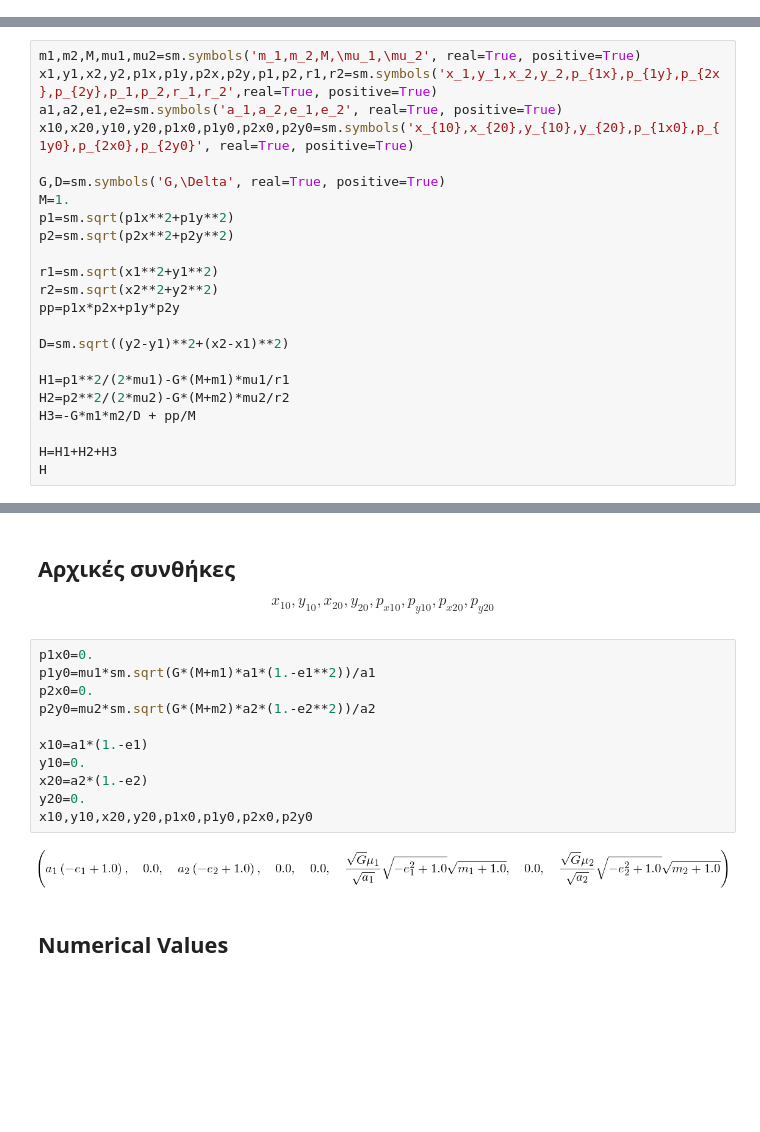
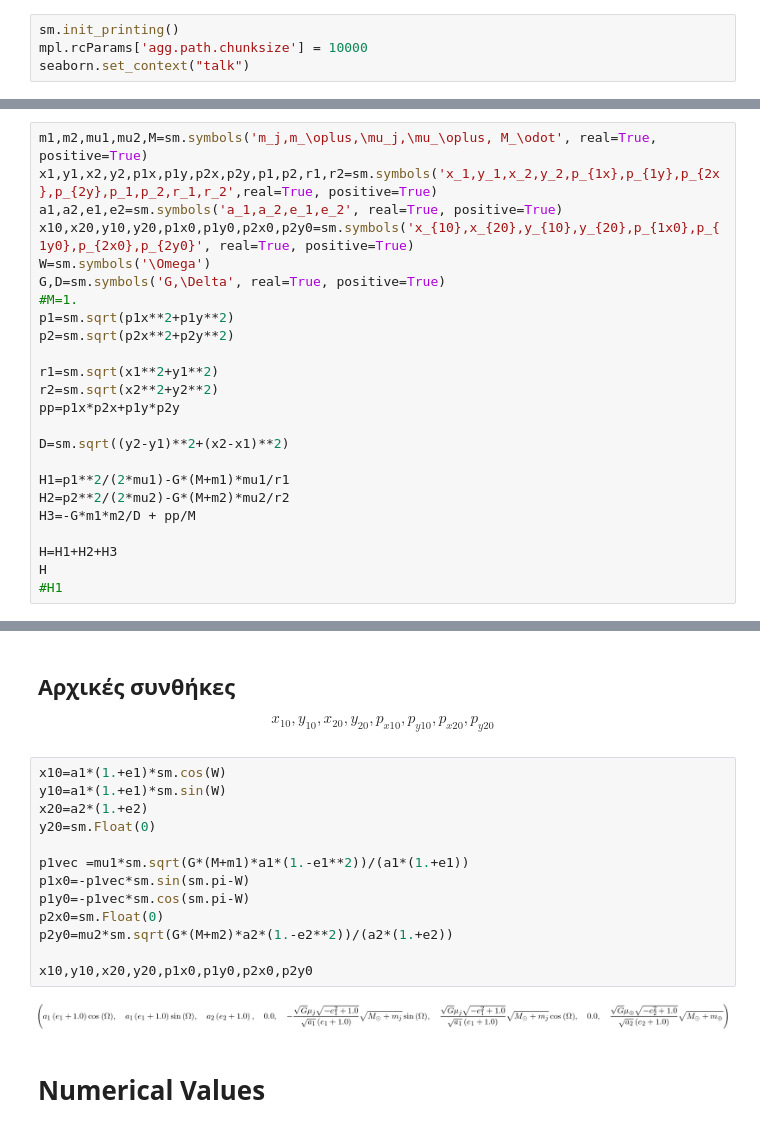
Before and after one commit to Mixpap/astro-notebooks, a Jupyter notebook: 3 Body.ipynb, the cells around one changed output, grey strips where cells are left out. Cells and saved outputs as stored; diff of their text form; blank space fills up the shorter version.

```diff
--- a/3 Body.ipynb
+++ b/3 Body.ipynb
@@ -11,0 +11,4 @@ sm.init_printing()
+# %%
+sm.init_printing()
+mpl.rcParams['agg.path.chunksize'] = 10000
+seaborn.set_context("talk")
@@ -12,13 +17,13 @@ sm.init_printing()
 # %% [markdown]
 ## Hamiltonian
 # %%
-m1,m2,M,mu1,mu2=sm.symbols('m_1,m_2,M,\mu_1,\mu_2', real=True, positive=True)
+m1,m2,mu1,mu2,M=sm.symbols('m_j,m_\oplus,\mu_j,\mu_\oplus, M_\odot', real=True, positive=True)
 x1,y1,x2,y2,p1x,p1y,p2x,p2y,p1,p2,r1,r2=sm.symbols('x_1,y_1,x_2,y_2,p_{1x},p_{1y},p_{2x},p_{2y},p_1,p_2,r_1,r_2',real=True, positive=True)
 a1,a2,e1,e2=sm.symbols('a_1,a_2,e_1,e_2', real=True, positive=True)
 x10,x20,y10,y20,p1x0,p1y0,p2x0,p2y0=sm.symbols('x_{10},x_{20},y_{10},y_{20},p_{1x0},p_{1y0},p_{2x0},p_{2y0}', real=True, positive=True)
-
+W=sm.symbols('\Omega')
 G,D=sm.symbols('G,\Delta', real=True, positive=True)
-M=1.
+#M=1.
 p1=sm.sqrt(p1x**2+p1y**2)
 p2=sm.sqrt(p2x**2+p2y**2)
 
@@ -34,4 +39,5 @@ H3=-G*m1*m2/D + pp/M
 
 H=H1+H2+H3
 H
+#H1
 # %% [output]
@@ -85,20 +104,22 @@ $$
 x_{10},y_{10},x_{20},y_{20},p_{x10},p_{y10},p_{x20},p_{y20}
 $$
 # %%
-p1x0=0.
-p1y0=mu1*sm.sqrt(G*(M+m1)*a1*(1.-e1**2))/a1
-p2x0=0.
-p2y0=mu2*sm.sqrt(G*(M+m2)*a2*(1.-e2**2))/a2
+x10=a1*(1.+e1)*sm.cos(W)
+y10=a1*(1.+e1)*sm.sin(W)
+x20=a2*(1.+e2)
+y20=sm.Float(0)
 
-x10=a1*(1.-e1)
-y10=0.
-x20=a2*(1.-e2)
-y20=0.
+p1vec =mu1*sm.sqrt(G*(M+m1)*a1*(1.-e1**2))/(a1*(1.+e1))
+p1x0=-p1vec*sm.sin(sm.pi-W)
+p1y0=-p1vec*sm.cos(sm.pi-W)
+p2x0=sm.Float(0)
+p2y0=mu2*sm.sqrt(G*(M+m2)*a2*(1.-e2**2))/(a2*(1.+e2))
+
 x10,y10,x20,y20,p1x0,p1y0,p2x0,p2y0
 # %% [output]
-[figure, old version]
+[figure, new version]
 # %% [markdown]
-## Numerical Values
+# Numerical Values
 # %%
 Y0=np.array([x10.subs(sub),
              x20.subs(sub),
```
Also changed, not shown: parts of 63 cells of this notebook, 31 other files.
